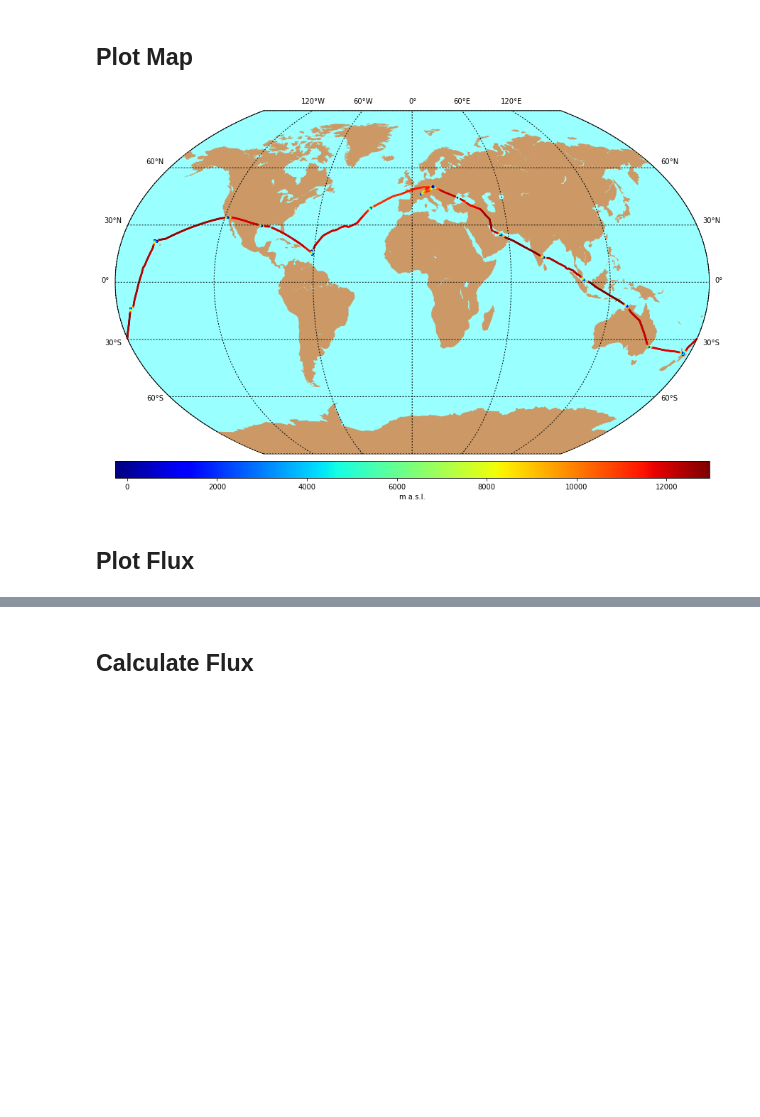
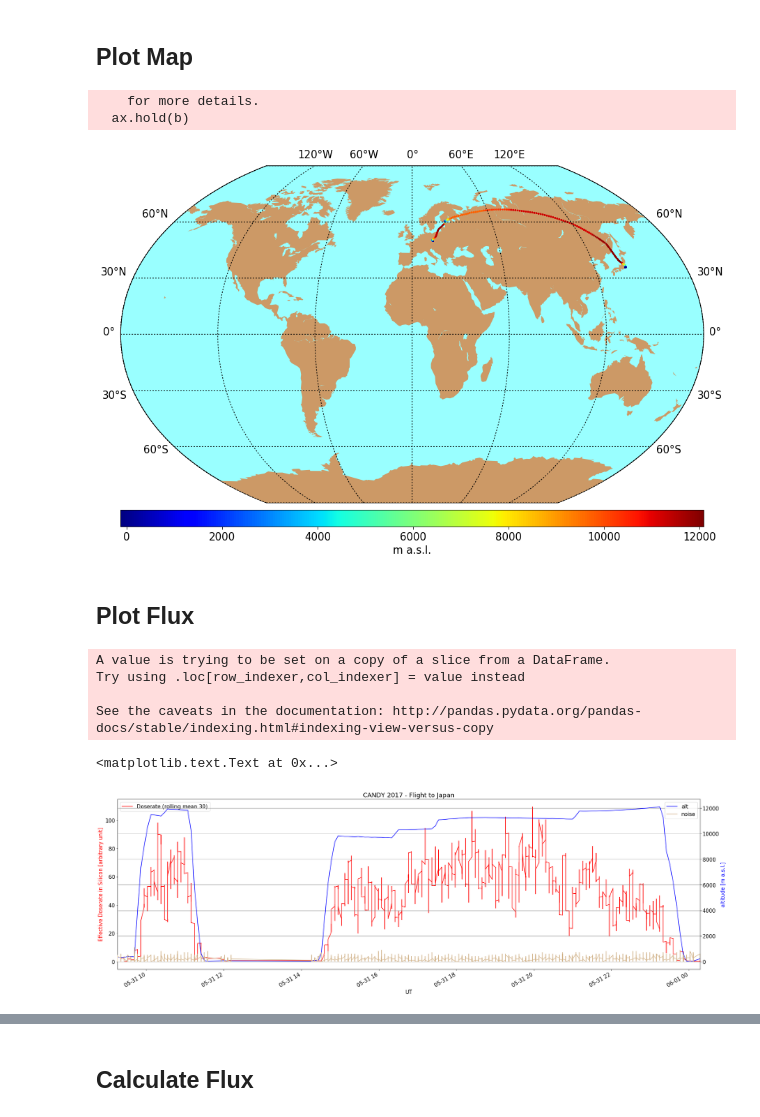
Before and after one commit to ODZ-UJF-AV-CR/AIRDOS-parser, a Jupyter notebook: AIRDOS_parser.ipynb, the cells around one changed output, grey strips where cells are left out. Saved outputs shown, nothing was run; the diff lists cells and outputs as text; code cells hidden in the pictures; blank space fills up the shorter version.

```diff
--- a/AIRDOS_parser.ipynb
+++ b/AIRDOS_parser.ipynb
@@ -246,6 +264,8 @@ import matplotlib.pyplot as plt
 import urllib, os
 
 plt.figure(figsize=(15,15))
+matplotlib.rcParams.update({'font.size': 15})
+
 
 # draw map with markers for float locations
 m = Basemap(projection='kav7',lon_0=0)
@@ -264,7 +284,9 @@ cb = m.colorbar(im1,"bottom", size="5%", pad="2%")
 cb.set_label('m a.s.l.')
 plt.show()
 # %% [output]
+    for more details.
+  ax.hold(b)
-[figure, old version]
+[figure, new version]
 # %% [markdown]
 ## Plot Flux
 # %%
@@ -323,5 +345,46 @@ dfo['sum'] = dfo[range(27,544)].sum(axis=1)
 
 dfo.to_csv('radiation.csv')
+# %%
+plt.figure(figsize=(30,10))
+matplotlib.rcParams.update({'font.size': 15})
+
+dfo = pd.read_table('radiation.csv', sep=',', header=0)
+dfo = dfo.dropna(how='any')
+dfo['20'] = pd.to_datetime(dfo['20'])
+dfo = dfo.set_index(['20'])
+NOISE_LEVEL=22
+dfo[range(NOISE_LEVEL,500)] = dfo[range(NOISE_LEVEL,500)].mul(range(1,500+1-NOISE_LEVEL),axis=1)
+dfo['rad'] = dfo[range(NOISE_LEVEL,500)].sum(axis=1)
+xx = dfo.loc['2017-05-31 09:00:00':'2017-06-01 01:00:00']
+#xx = dfo
+#xx = dfo
+#pandas.rolling_mean(arg, window, min_periods=None, freq=None, center=False, how=None, **kwargs)
+WINDOW = 30
+xx['rad'] = pd.rolling_mean(xx['rad'],WINDOW)
+
+xx['rad'].plot(c='r', label='Doserate (rolling mean '+str(WINDOW)+')')
+plt.xlabel('UT')
+plt.ylabel('Effective Doserate in Silicon [arbitrary unit]', color='red')
+#, xticks=['2017-03-27 00:00','2017-03-27 12:00','2017-03-28 00:00','2017-03-28 12:00','2017-03-29 00:00'],figsize=(20,5))
+plt.legend(loc=2)
+
+ax = plt.twinx()
+xx['21'].plot(c='b',label='alt')
+plt.plot(xx['18']*100,c='tan',label='noise',zorder=10)
+#plt.plot(xx[19]*5000-xx['18']*100,c='green',label='corr')
+plt.ylabel('altitude [m a.s.l.]', color='blue')
+#plt.ylim([0,500])
+plt.grid(b=True, which='major', color='grey', linestyle='-')
+plt.grid(b=True, which='minor', color='grey', linestyle='-')
+plt.legend()
+plt.title('CANDY 2017 - Flight to Japan')
+# %% [output]
+A value is trying to be set on a copy of a slice from a DataFrame.
+Try using .loc[row_indexer,col_indexer] = value instead
+
+See the caveats in the documentation: http://pandas.pydata.org/pandas-docs/stable/indexing.html#indexing-view-versus-copy
+<matplotlib.text.Text at 0x...>
+[figure, added]
 # %%
 dfo = pd.read_table('radiation.csv', sep=',', header=None)
 
```
Also changed, not shown: parts of 7 cells of this notebook, 1 other file.
